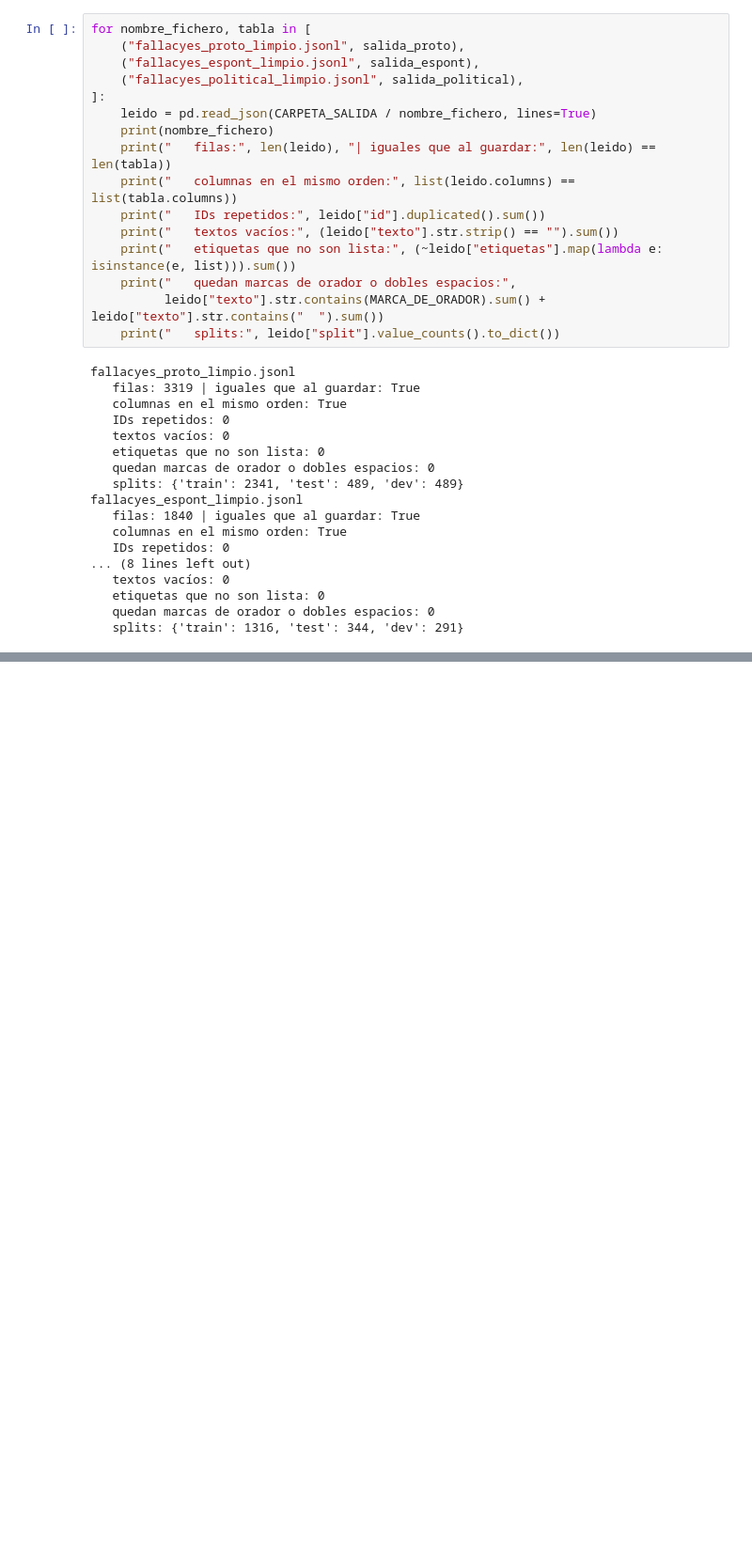
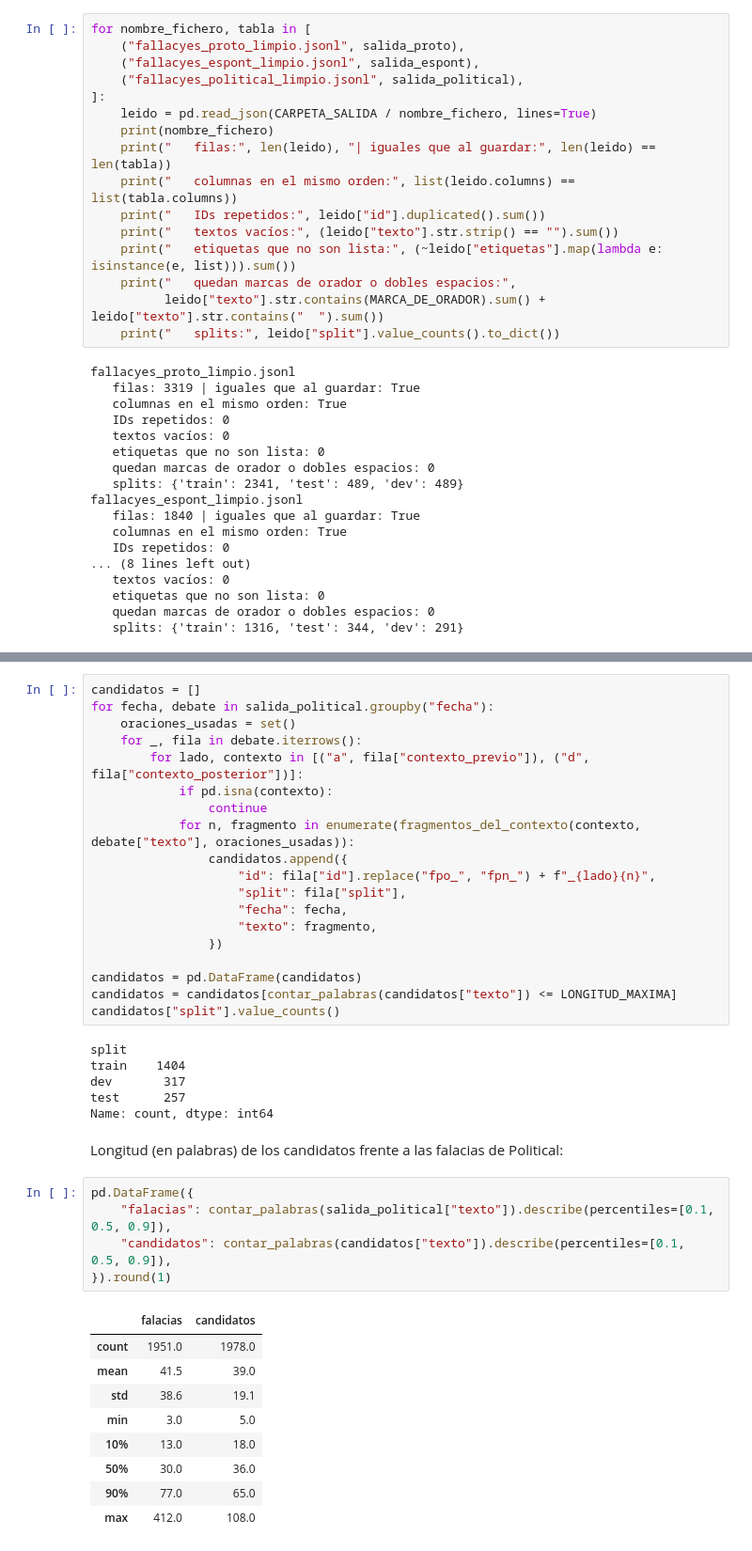
Before and after one commit to AlvarodelaHerran/detector_falacias_contradicciones, a Jupyter notebook: E2/01_fallacyes.ipynb, the cells around one changed output, grey strips where cells are left out. Shown at 94% size. Saved outputs shown, nothing was run; the diff lists cells and outputs as text; blank space fills up the shorter version.

Commit message:
añadir dataset sin falacias

```diff
--- a/E2/01_fallacyes.ipynb
+++ b/E2/01_fallacyes.ipynb
@@ -1022,0 +1074,42 @@ fallacyes_espont_limpio.jsonl
+# %%
+candidatos = []
+for fecha, debate in salida_political.groupby("fecha"):
+    oraciones_usadas = set()
+    for _, fila in debate.iterrows():
+        for lado, contexto in [("a", fila["contexto_previo"]), ("d", fila["contexto_posterior"])]:
+            if pd.isna(contexto):
+                continue
+            for n, fragmento in enumerate(fragmentos_del_contexto(contexto, debate["texto"], oraciones_usadas)):
+                candidatos.append({
+                    "id": fila["id"].replace("fpo_", "fpn_") + f"_{lado}{n}",
+                    "split": fila["split"],
+                    "fecha": fecha,
+                    "texto": fragmento,
+                })
+
+candidatos = pd.DataFrame(candidatos)
+candidatos = candidatos[contar_palabras(candidatos["texto"]) <= LONGITUD_MAXIMA]
+candidatos["split"].value_counts()
+# %% [output]
+split
+train    1404
+dev       317
+test      257
+Name: count, dtype: int64
+# %% [markdown]
+Longitud (en palabras) de los candidatos frente a las falacias de Political:
+# %%
+pd.DataFrame({
+    "falacias": contar_palabras(salida_political["texto"]).describe(percentiles=[0.1, 0.5, 0.9]),
+    "candidatos": contar_palabras(candidatos["texto"]).describe(percentiles=[0.1, 0.5, 0.9]),
+}).round(1)
+# %% [output]
+|  | falacias | candidatos |
+| count | 1951.0 | 1978.0 |
+| mean | 41.5 | 39.0 |
+| std | 38.6 | 19.1 |
+| min | 3.0 | 5.0 |
+| 10% | 13.0 | 18.0 |
+| 50% | 30.0 | 36.0 |
+| 90% | 77.0 | 65.0 |
+| max | 412.0 | 108.0 |
```
Also changed, not shown: parts of 8 cells of this notebook, 3 other files.
